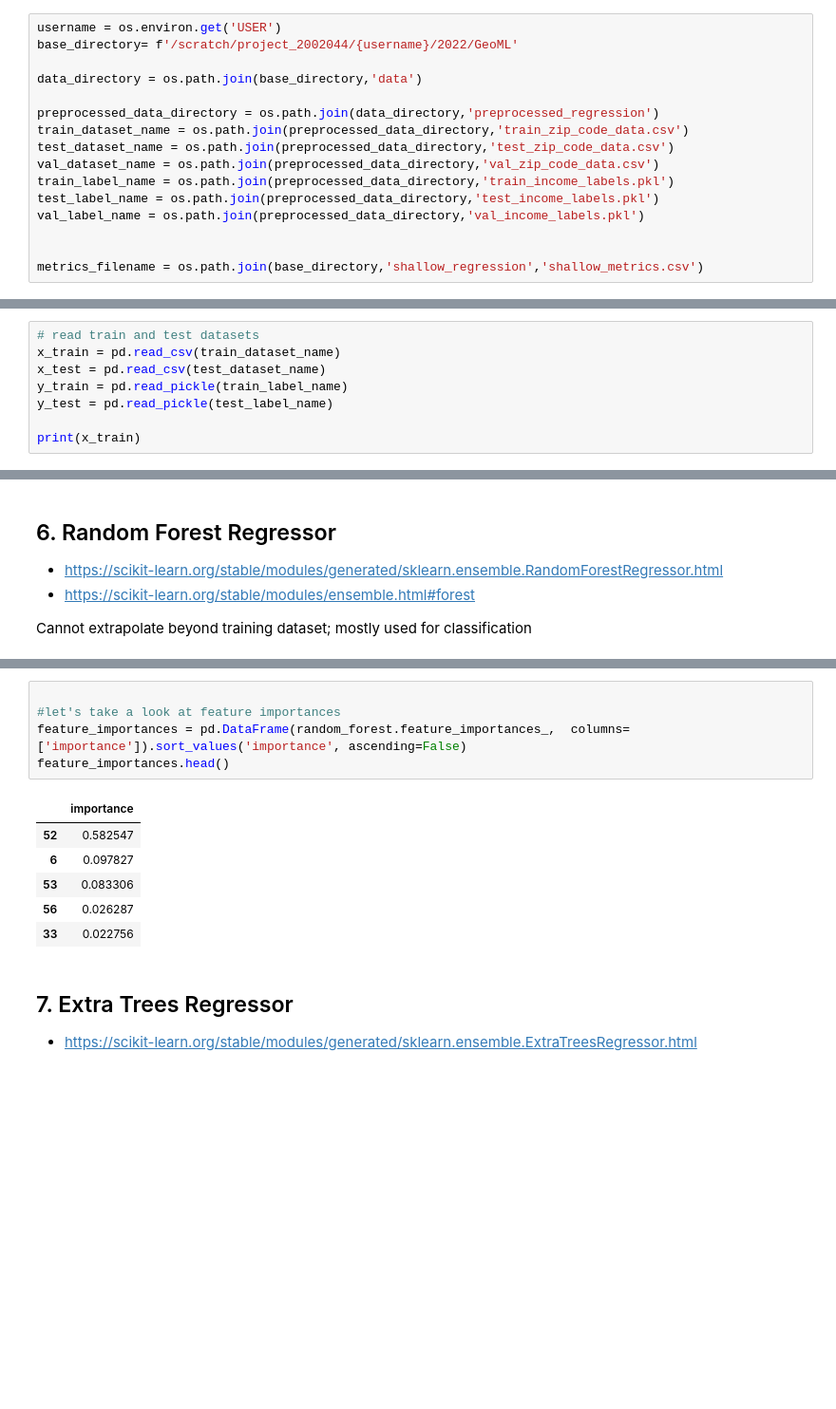
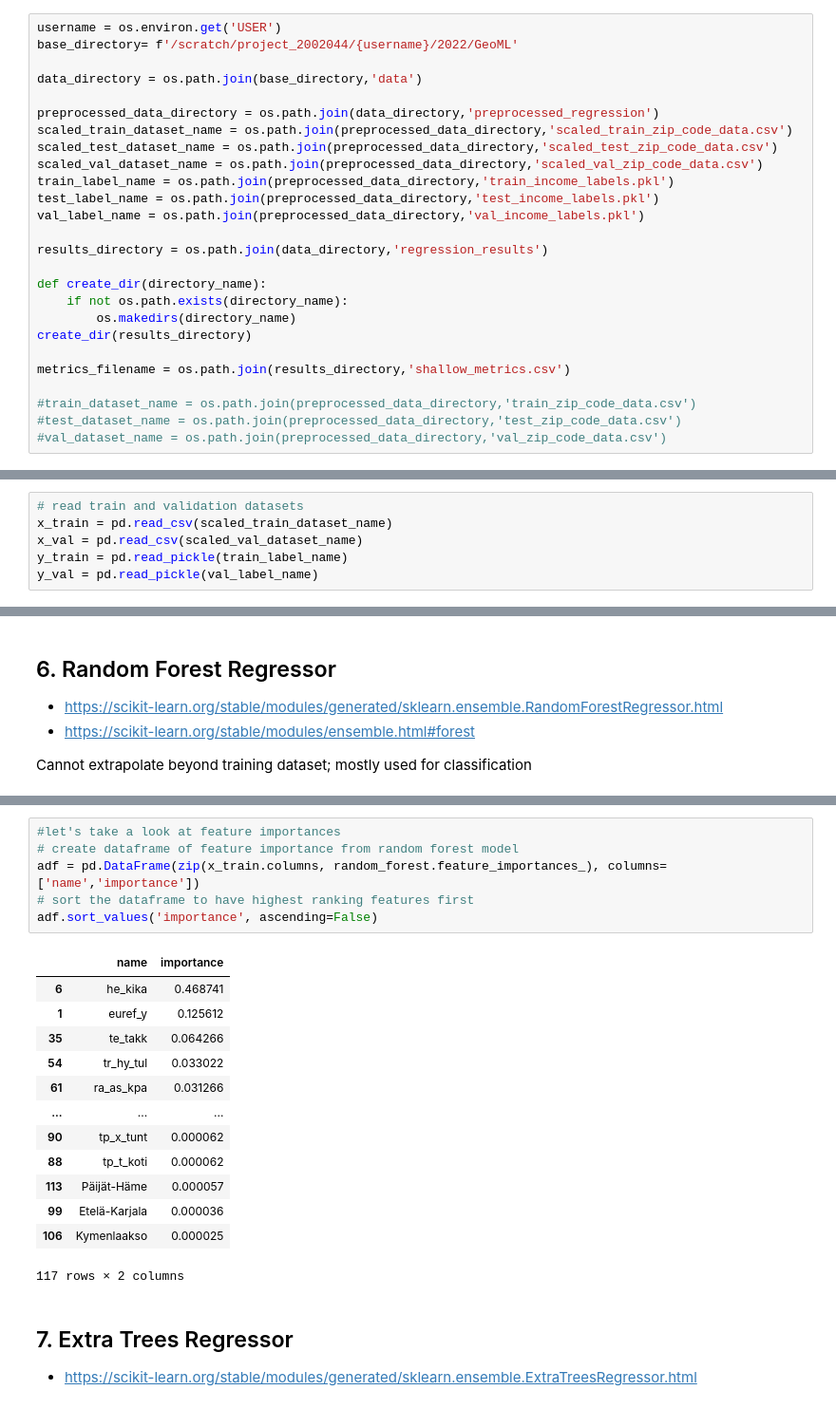
Before and after one commit to csc-training/GeoML, a Jupyter notebook: 04_shallow_regression/04_shallow_regression.ipynb, the cells around one changed output, grey strips where cells are left out. Shown at 95% size. Cells and saved outputs as stored; diff of their text form; blank space fills up the shorter version.

```diff
--- a/04_shallow_regression/04_shallow_regression.ipynb
+++ b/04_shallow_regression/04_shallow_regression.ipynb
@@ -61,22 +61,30 @@ base_directory= f'/scratch/project_2002044/{username}/2022/GeoML'
 data_directory = os.path.join(base_directory,'data')
 
 preprocessed_data_directory = os.path.join(data_directory,'preprocessed_regression')
-train_dataset_name = os.path.join(preprocessed_data_directory,'train_zip_code_data.csv')
-test_dataset_name = os.path.join(preprocessed_data_directory,'test_zip_code_data.csv')
-val_dataset_name = os.path.join(preprocessed_data_directory,'val_zip_code_data.csv')
+scaled_train_dataset_name = os.path.join(preprocessed_data_directory,'scaled_train_zip_code_data.csv')
+scaled_test_dataset_name = os.path.join(preprocessed_data_directory,'scaled_test_zip_code_data.csv')
+scaled_val_dataset_name = os.path.join(preprocessed_data_directory,'scaled_val_zip_code_data.csv')
 train_label_name = os.path.join(preprocessed_data_directory,'train_income_labels.pkl')
 test_label_name = os.path.join(preprocessed_data_directory,'test_income_labels.pkl')
 val_label_name = os.path.join(preprocessed_data_directory,'val_income_labels.pkl')
 
+results_directory = os.path.join(data_directory,'regression_results')
 
-metrics_filename = os.path.join(base_directory,'shallow_regression','shallow_metrics.csv')
+def create_dir(directory_name):
+    if not os.path.exists(directory_name):
+        os.makedirs(directory_name)
+create_dir(results_directory)
+
+metrics_filename = os.path.join(results_directory,'shallow_metrics.csv')
+
+#train_dataset_name = os.path.join(preprocessed_data_directory,'train_zip_code_data.csv')
+#test_dataset_name = os.path.join(preprocessed_data_directory,'test_zip_code_data.csv')
+#val_dataset_name = os.path.join(preprocessed_data_directory,'val_zip_code_data.csv')
 # %% [markdown]
 ### 1.2 Reading the data
 # %%
-# read train and test datasets
-x_train = pd.read_csv(train_dataset_name)
-x_test = pd.read_csv(test_dataset_name)
+# read train and validation datasets
+x_train = pd.read_csv(scaled_train_dataset_name)
+x_val = pd.read_csv(scaled_val_dataset_name)
 y_train = pd.read_pickle(train_label_name)
-y_test = pd.read_pickle(test_label_name)
-
-print(x_train)
+y_val = pd.read_pickle(val_label_name)
@@ -261,17 +251,25 @@ Error metrics for Random Forest Regressor on the test dataset:
 [Parallel(n_jobs=1)]: Using backend SequentialBackend with 1 concurrent workers.
 [Parallel(n_jobs=1)]: Done  30 out of  30 | elapsed:    0.0s finished
 # %%
-
 #let's take a look at feature importances
-feature_importances = pd.DataFrame(random_forest.feature_importances_,  columns=['importance']).sort_values('importance', ascending=False)
-feature_importances.head()
+# create dataframe of feature importance from random forest model
+adf = pd.DataFrame(zip(x_train.columns, random_forest.feature_importances_), columns= ['name','importance'])
+# sort the dataframe to have highest ranking features first
+adf.sort_values('importance', ascending=False)
 # %% [output]
-|  | importance |
-| 52 | 0.582547 |
-| 6 | 0.097827 |
-| 53 | 0.083306 |
-| 56 | 0.026287 |
-| 33 | 0.022756 |
+|  | name | importance |
+| 6 | he_kika | 0.468741 |
+| 1 | euref_y | 0.125612 |
+| 35 | te_takk | 0.064266 |
+| 54 | tr_hy_tul | 0.033022 |
+| 61 | ra_as_kpa | 0.031266 |
+| ... | ... | ... |
+| 90 | tp_x_tunt | 0.000062 |
+| 88 | tp_t_koti | 0.000062 |
+| 113 | Päijät-Häme | 0.000057 |
+| 99 | Etelä-Karjala | 0.000036 |
+| 106 | Kymenlaakso | 0.000025 |
+117 rows × 2 columns
 # %% [markdown]
 ## 7. Extra Trees Regressor
 
```
Also changed, not shown: parts of 10 cells of this notebook, 1 other file.
